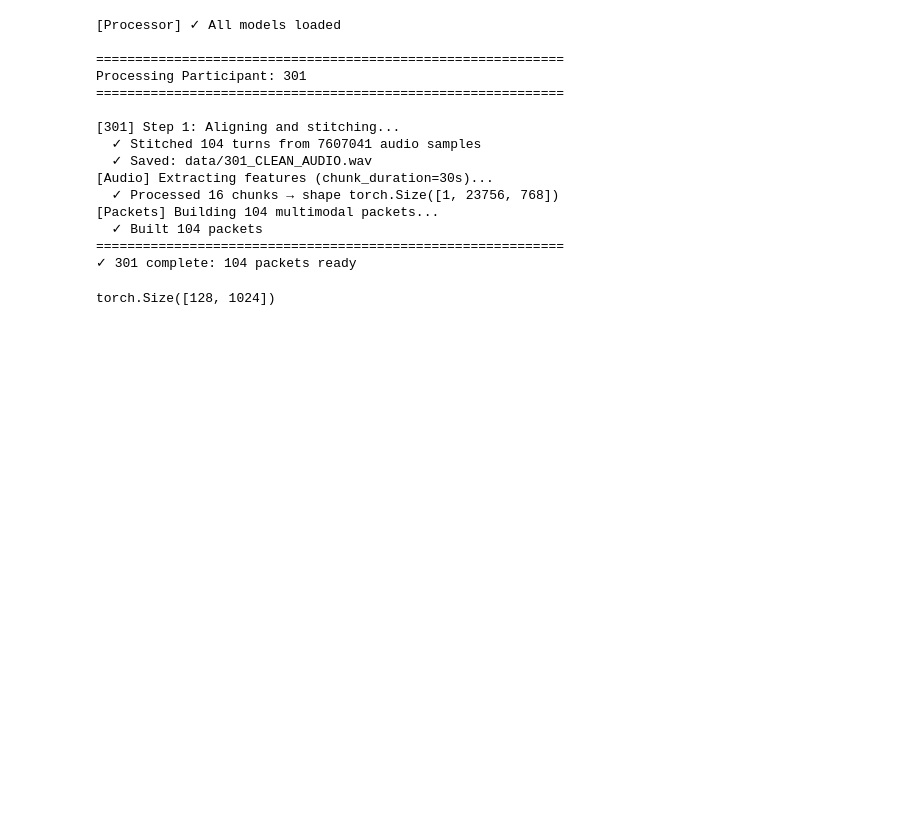
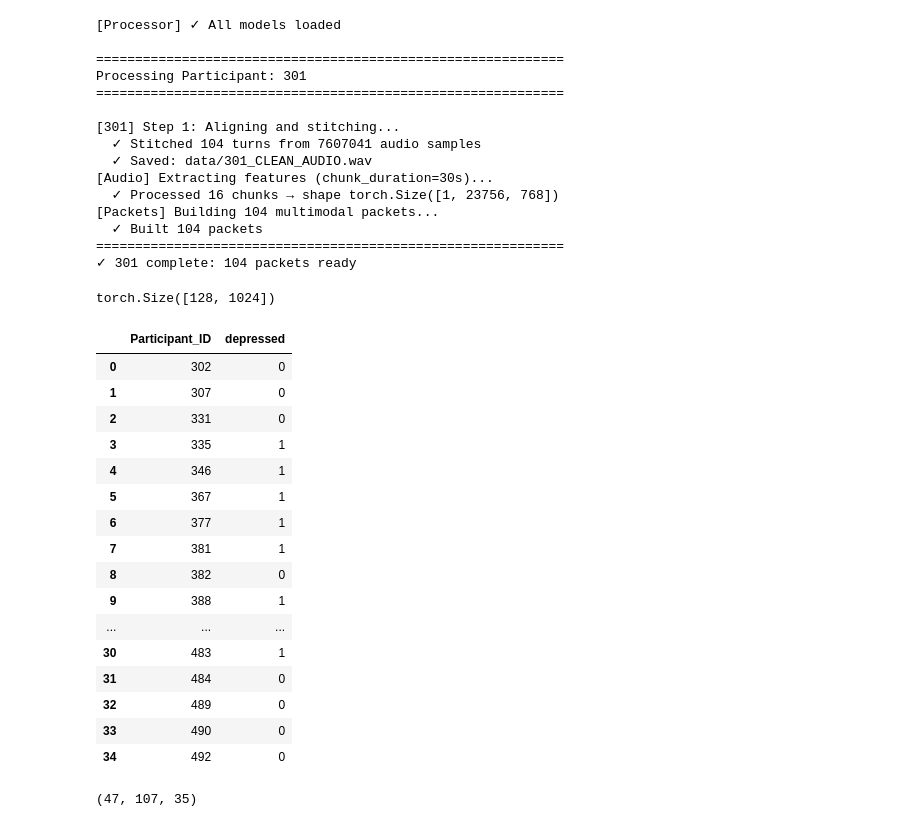
Before and after one commit to omarchyrugs/sbt-net-trio, a Jupyter notebook: test.ipynb, the cells around one changed output. Cells and saved outputs as stored; diff of their text form; code cells hidden in the pictures; blank space fills up the shorter version.

```diff
--- a/test.ipynb
+++ b/test.ipynb
@@ -786,3 +786,35 @@ Processing Participant: 301
 packets[4]['answer_embed'].shape
 # %% [output]
 torch.Size([128, 1024])
+# %%
+f = pd.read_csv('dev_split_Depression_AVEC2017.csv')
+# %%
+f = f[['Participant_ID', 'PHQ8_Binary']]
+f.rename(columns={'PHQ8_Binary': 'depressed'},inplace=True)
+# %%
+f
+# %% [output]
+|  | Participant_ID | depressed |
+| 0 | 302 | 0 |
+| 1 | 307 | 0 |
+| 2 | 331 | 0 |
+| 3 | 335 | 1 |
+| 4 | 346 | 1 |
+| 5 | 367 | 1 |
+| 6 | 377 | 1 |
+| 7 | 381 | 1 |
+| 8 | 382 | 0 |
+| 9 | 388 | 1 |
+| ... | ... | ... |
+| 30 | 483 | 1 |
+| 31 | 484 | 0 |
+| 32 | 489 | 0 |
+| 33 | 490 | 0 |
+| 34 | 492 | 0 |
+# %%
+df = pd.read_csv('full_test_split.csv')
+tr = pd.read_csv('train_split_Depression_AVEC2017.csv')
+f = pd.read_csv('dev_split_Depression_AVEC2017.csv')
+len(df),len(tr),len(f)
+# %% [output]
+(47, 107, 35)
```
Also changed, not shown: parts of 3 cells of this notebook, 3 other files.
